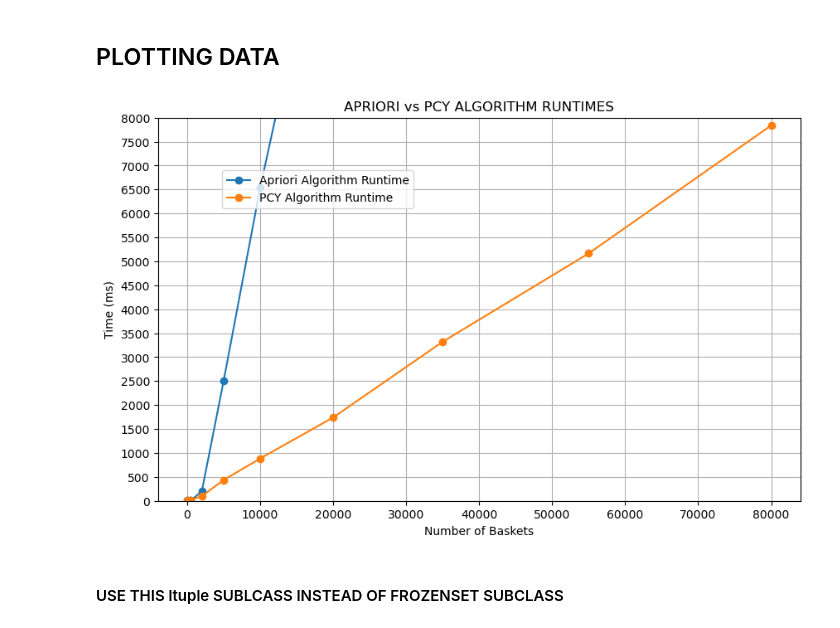
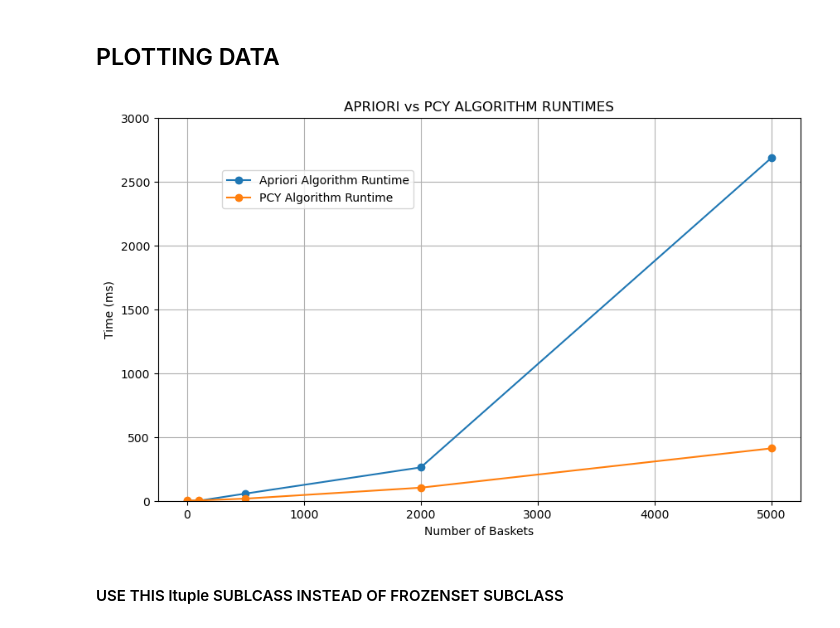
Before and after one commit to Syed-A-Naqvi/dataMining_and_machineLearning, a Jupyter notebook: retail_dataset_association_rule_mining/comparison.ipynb, the cells around one changed output. Cells and saved outputs as stored; diff of their text form; code cells hidden in the pictures.

```diff
--- a/retail_dataset_association_rule_mining/comparison.ipynb
+++ b/retail_dataset_association_rule_mining/comparison.ipynb
@@ -119,13 +130,13 @@ def pcy_algorithm(dataset, min_support, hash_buckets) -> list:
         frequent_items.append(i)
 
     # converting buckets to a bit vector
+    bitvector = 0
     for x in buckets:
-        if buckets[x] < min_support:
-            buckets[x] = 0
-        else:
-            buckets[x] = 1
+        if(buckets[x] >= min_support):
+            bitvector |= (1 << x)
 
-
+    # delete redundant hashmap
+    del buckets
 
     # Pass 2: Generating C2 using L1 and bit vector to reduce candidate pair list
     C2 = defaultdict(int)
@@ -137,7 +148,7 @@ def pcy_algorithm(dataset, min_support, hash_buckets) -> list:
             p = tuple(sorted(p))
             bucket_num = hash_function(p, hash_buckets)
 
-            if( (p[0] in L1) and (p[1] in L1) and (buckets[bucket_num] == 1)):
+            if( (p[0] in L1) and (p[1] in L1) and (bitvector & (1 << bucket_num))):
                 C2[p] += 1
 
 
@@ -151,7 +162,7 @@ def pcy_algorithm(dataset, min_support, hash_buckets) -> list:
 
     L2 = C2
     for p in L2:
-        frequent_items.append(list(p))
+        frequent_items.append(p)
 
 
 
@@ -161,14 +172,10 @@ def pcy_algorithm(dataset, min_support, hash_buckets) -> list:
 # %%
 # generating a sequence of partitions of the dataset
 # each partition is from the oth to nth basket
-partitions = [0, 100, 500, 2000, 5000, 10000, 20000, 35000, 55000, 80000]
+partitions = [0, 100, 500, 2000, 5000]
 
-# with ~ 16000 unique items there can be ~ 135000000 unique pairs.
-# each partition could potentailly contain all or most of the unique items
-# minimizing memory usage, computation time and collisions:
-NUM_BUCKETS = 10000000
-# a fully populated dictionary with 10 million integer key:value pairs takes up roughly 0.83GB of RAM
-# this amount is large enough to minimize collisions while allowing for a good chunk of idle memory space utilization
+# this is the total number of bits that can be stored in a single integer
+NUM_BUCKETS = 14285
 
 # data points for graphing
 x = [] # number of baskets
@@ -179,7 +186,6 @@ for E in partitions:
 
     # extracting current dataset partition
     d = dataset[:E]
-    # min support is 1% of total baskets under consideration
     support = 5
 
     ### RUNTIME OF APRIORI ###
@@ -200,24 +206,24 @@ for E in partitions:
 # %%
 # Create a figure with 1 subplots
 fig, ax = plt.subplots(figsize=(10,6))
 # Plotting apriori runtimes
 ax.plot(x, ap_y, '-o', label='Apriori Algorithm Runtime')
 # Plotting pcy runtimes
 ax.plot(x, pcy_y, '-o', label='PCY Algorithm Runtime')
 
 
 # Adding labels and a title
 ax.set_xlabel('Number of Baskets')
 ax.set_ylabel('Time (ms)')
 ax.set_title('APRIORI vs PCY ALGORITHM RUNTIMES')
 ax.grid()
 ax.set_ylim(0,max(pcy_y))
-ax.set_yticks( range(0,round(max(pcy_y)+500),500) )
+ax.set_yticks( range(0,round(max(pcy_y)+3000),500) )
 ax.legend(loc=(0.1,0.763))
 
 plt.show()
 # %% [output]
-[figure, old version]
+[figure, new version]
 # %% [markdown]
 #### USE THIS  ltuple SUBLCASS INSTEAD OF FROZENSET SUBCLASS
 # %%
```
Also changed, not shown: parts of 2 cells of this notebook, 1 other file.
